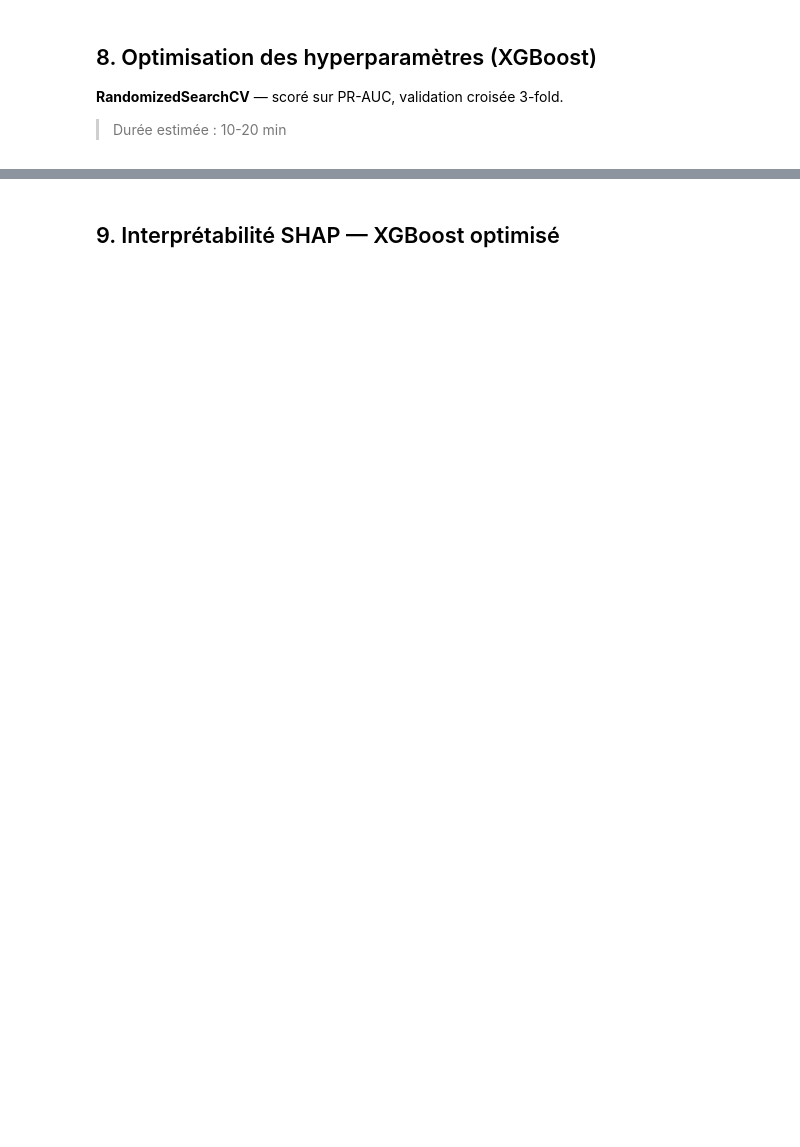
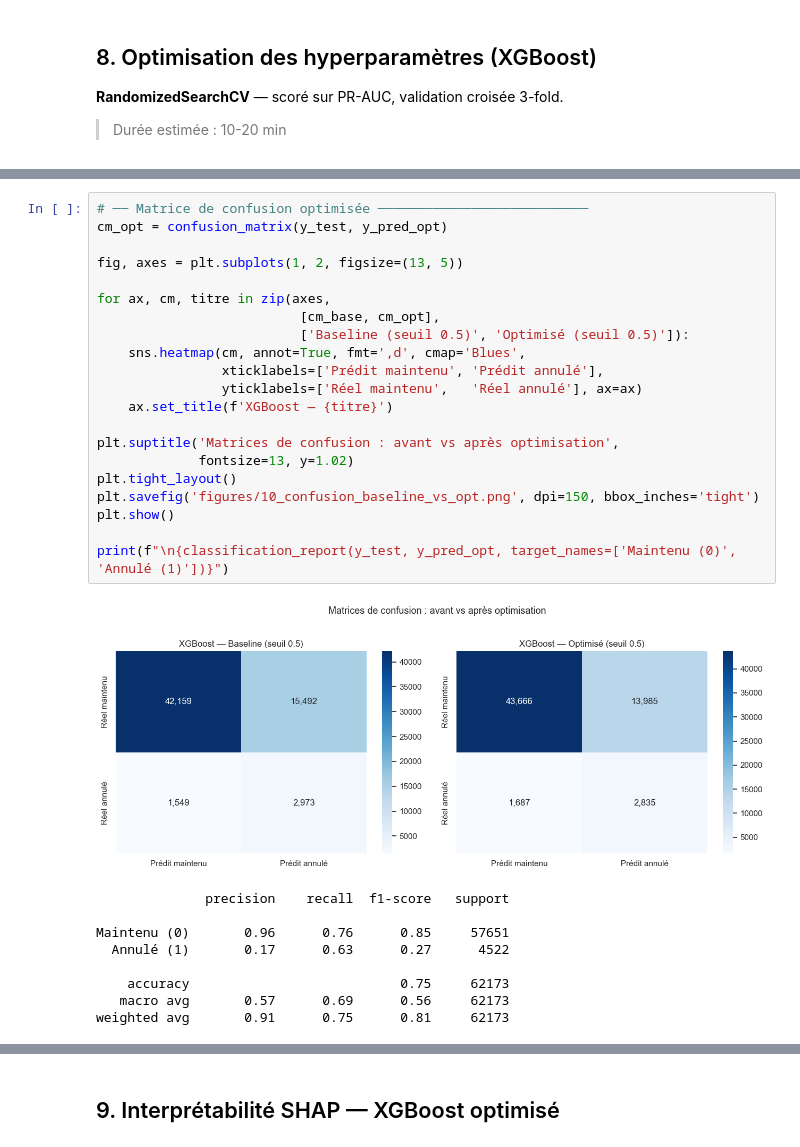
Before and after one commit to hadycoul12/memoire_M2, a Jupyter notebook: modele_v2.ipynb, the cells around one changed output, grey strips where cells are left out. Cells and saved outputs as stored; diff of their text form; blank space fills up the shorter version.

```diff
--- a/modele_v2.ipynb
+++ b/modele_v2.ipynb
@@ -439,0 +909,31 @@ print('='*55)
+# %%
+# ── Matrice de confusion optimisée ───────────────────────────
+cm_opt = confusion_matrix(y_test, y_pred_opt)
+
+fig, axes = plt.subplots(1, 2, figsize=(13, 5))
+
+for ax, cm, titre in zip(axes,
+                          [cm_base, cm_opt],
+                          ['Baseline (seuil 0.5)', 'Optimisé (seuil 0.5)']):
+    sns.heatmap(cm, annot=True, fmt=',d', cmap='Blues',
+                xticklabels=['Prédit maintenu', 'Prédit annulé'],
+                yticklabels=['Réel maintenu',   'Réel annulé'], ax=ax)
+    ax.set_title(f'XGBoost — {titre}')
+
+plt.suptitle('Matrices de confusion : avant vs après optimisation',
+             fontsize=13, y=1.02)
+plt.tight_layout()
+plt.savefig('figures/10_confusion_baseline_vs_opt.png', dpi=150, bbox_inches='tight')
+plt.show()
+
+print(f"\n{classification_report(y_test, y_pred_opt, target_names=['Maintenu (0)', 'Annulé (1)'])}")
+# %% [output]
+[figure, added]
+              precision    recall  f1-score   support
+
+Maintenu (0)       0.96      0.76      0.85     57651
+  Annulé (1)       0.17      0.63      0.27      4522
+
+    accuracy                           0.75     62173
+   macro avg       0.57      0.69      0.56     62173
+weighted avg       0.91      0.75      0.81     62173
```
Also changed, not shown: parts of 30 cells of this notebook, 1 other file.
